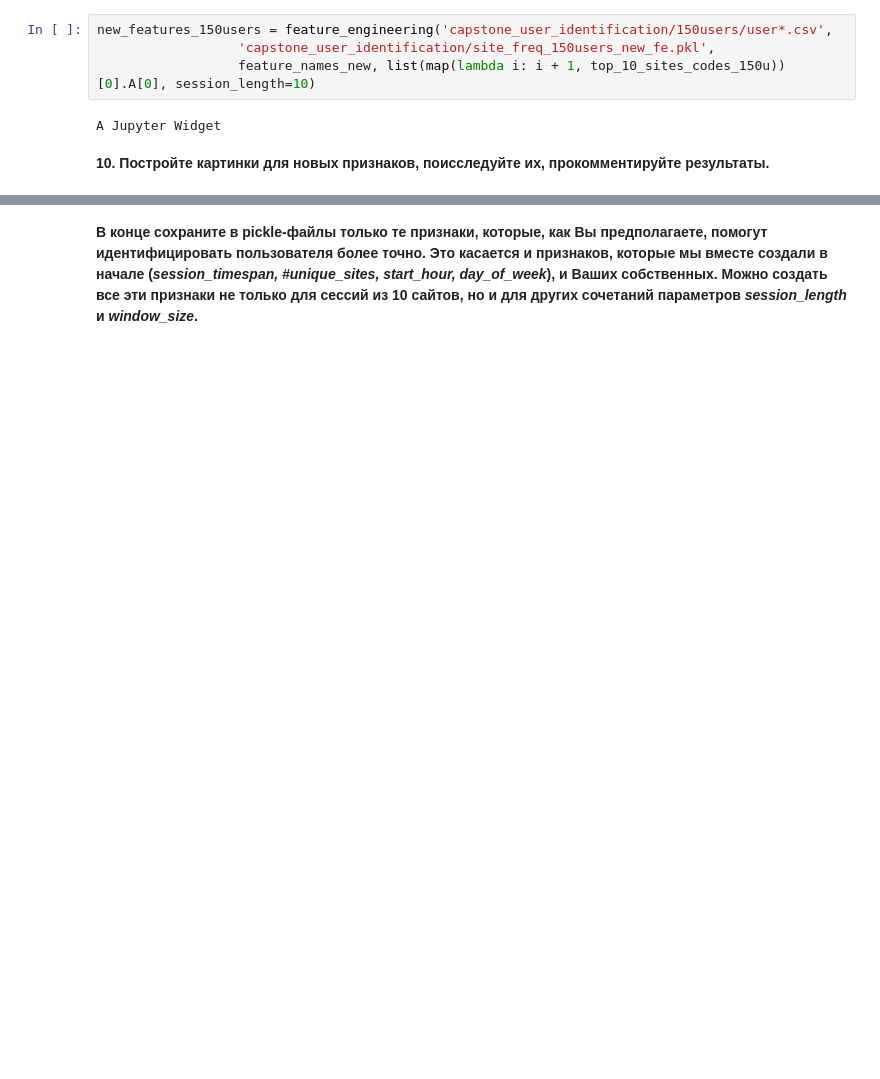
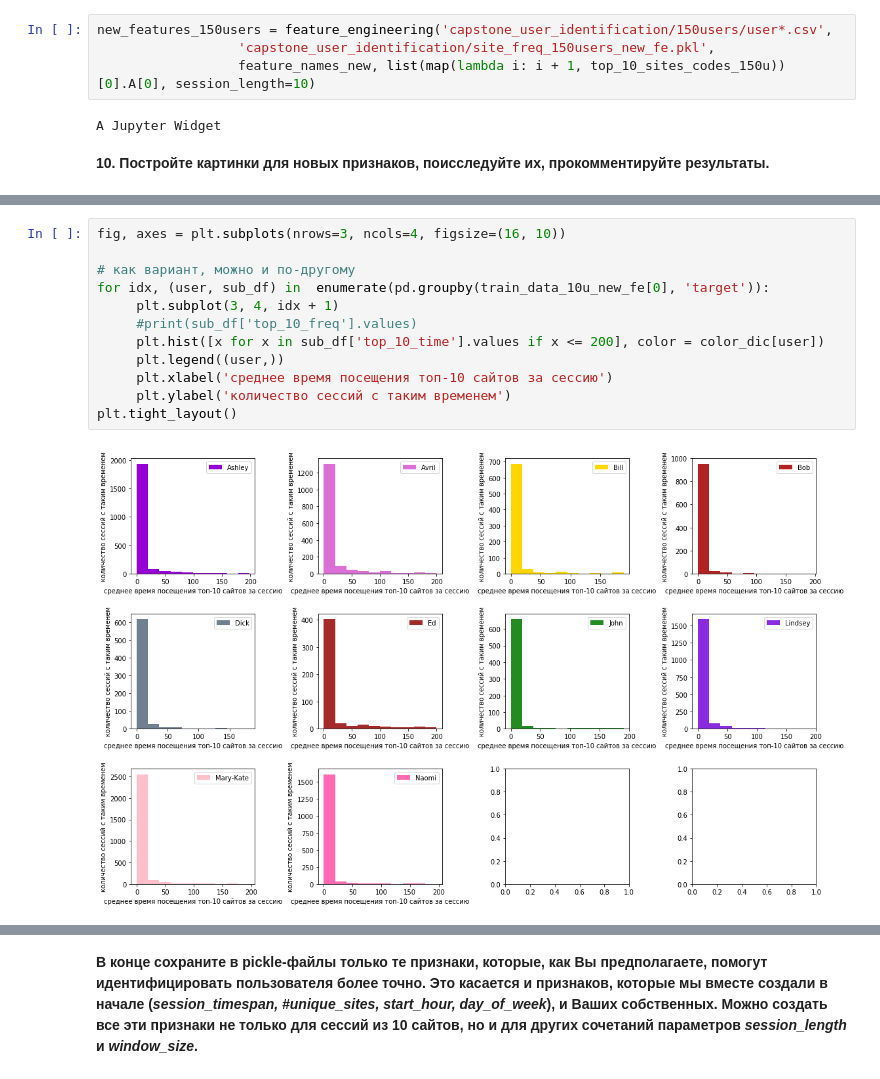
Before and after one commit to chance-comer/coursera_data_analysis_and_ML, a Jupyter notebook: FinalProject/1_UserBehaviourAnalytics/week3_visual_analysis_and_fe.ipynb, the cells around one changed output, grey strips where cells are left out. Cells and saved outputs as stored; diff of their text form; blank space fills up the shorter version.

```diff
--- a/FinalProject/1_UserBehaviourAnalytics/week3_visual_analysis_and_fe.ipynb
+++ b/FinalProject/1_UserBehaviourAnalytics/week3_visual_analysis_and_fe.ipynb
@@ -585,0 +610,14 @@ A Jupyter Widget
+# %%
+fig, axes = plt.subplots(nrows=3, ncols=4, figsize=(16, 10))
+
+# как вариант, можно и по-другому
+for idx, (user, sub_df) in  enumerate(pd.groupby(train_data_10u_new_fe[0], 'target')):
+     plt.subplot(3, 4, idx + 1)
+     #print(sub_df['top_10_freq'].values)
+     plt.hist([x for x in sub_df['top_10_time'].values if x <= 200], color = color_dic[user])
+     plt.legend((user,))
+     plt.xlabel('среднее время посещения топ-10 сайтов за сессию')
+     plt.ylabel('количество сессий c таким временем')
+plt.tight_layout()
+# %% [output]
+[figure, added]
```
Also changed, not shown: parts of 9 cells of this notebook, 2 other files.
